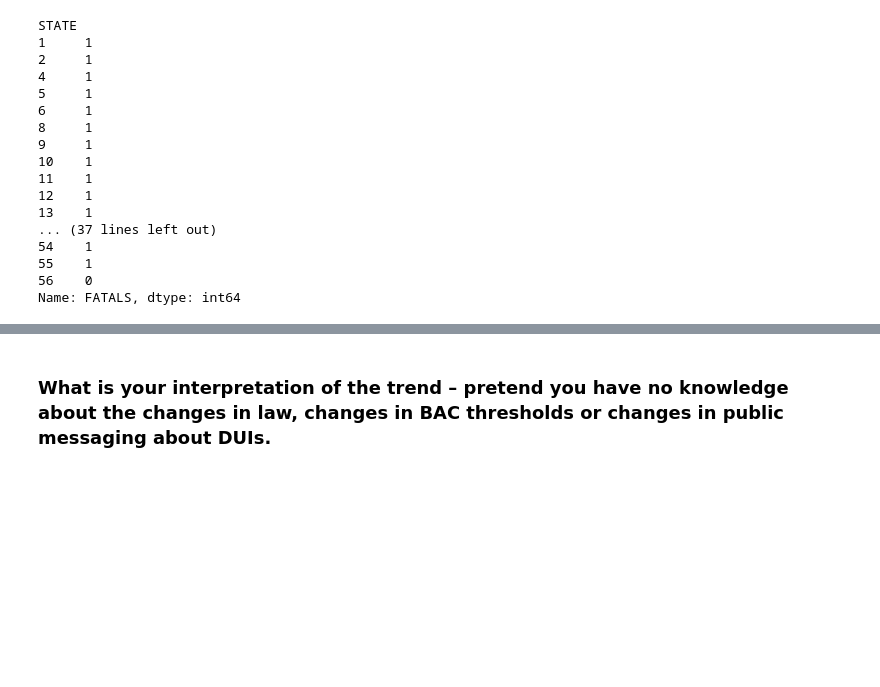
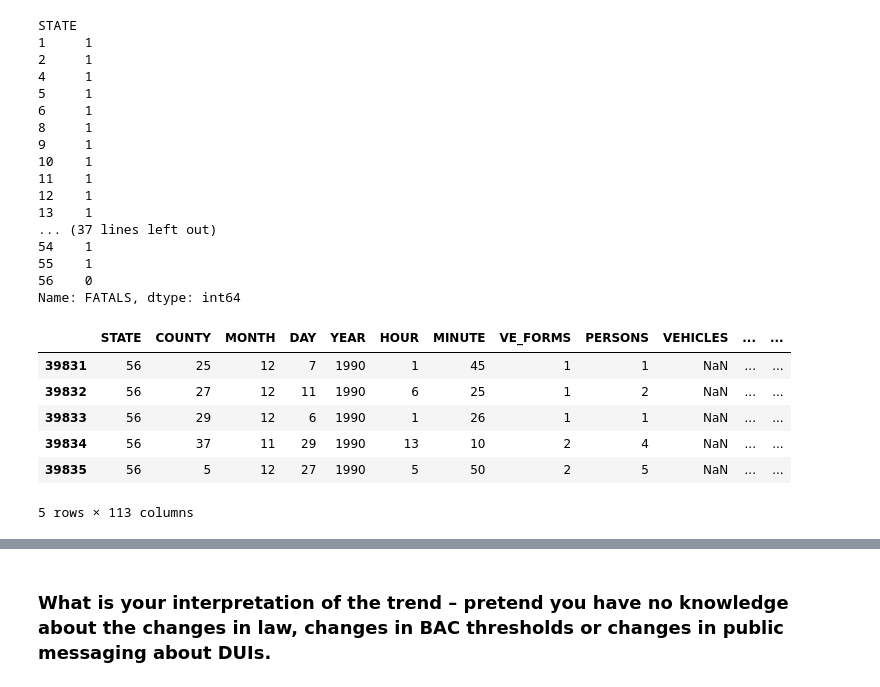
Before and after one commit to Kalyani01998/homework, a Jupyter notebook: hw1_accident_all_years.ipynb, the cells around one changed output, grey strips where cells are left out. Saved outputs shown, nothing was run; the diff lists cells and outputs as text; code cells hidden in the pictures; blank space fills up the shorter version.

```diff
--- a/hw1_accident_all_years.ipynb
+++ b/hw1_accident_all_years.ipynb
@@ -239,7 +254,15 @@ STATE
 Name: FATALS, dtype: int64
 # %%
 # By 1990, how much had the top and bottom 5 changed (if at all)?
-data_df[data_df[]
+data_df[data_df["YEAR"]==1990].tail()
+# %% [output]
+|  | STATE | COUNTY | MONTH | DAY | YEAR | HOUR | MINUTE | VE_FORMS | PERSONS | VEHICLES | ... | ... |
+| 39831 | 56 | 25 | 12 | 7 | 1990 | 1 | 45 | 1 | 1 | NaN | ... | ... |
+| 39832 | 56 | 27 | 12 | 11 | 1990 | 6 | 25 | 1 | 2 | NaN | ... | ... |
+| 39833 | 56 | 29 | 12 | 6 | 1990 | 1 | 26 | 1 | 1 | NaN | ... | ... |
+| 39834 | 56 | 37 | 11 | 29 | 1990 | 13 | 10 | 2 | 4 | NaN | ... | ... |
+| 39835 | 56 | 5 | 12 | 27 | 1990 | 5 | 50 | 2 | 5 | NaN | ... | ... |
+5 rows × 113 columns
 # %%
 # What was the average (mean) rate in 2020?
 data_df[data_df["YEAR"]==2020].mean()
```
Also changed, not shown: parts of 3 cells of this notebook.
